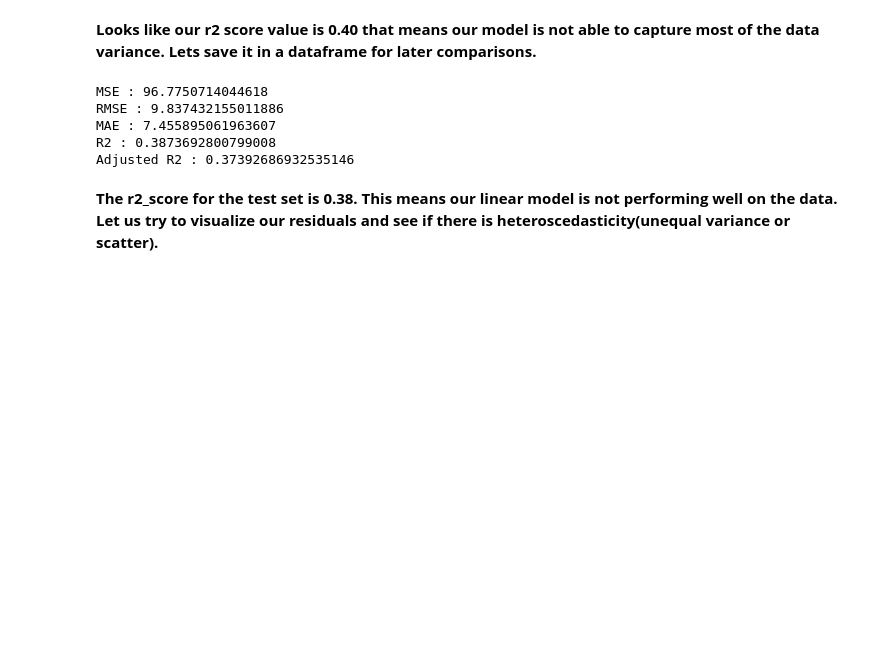
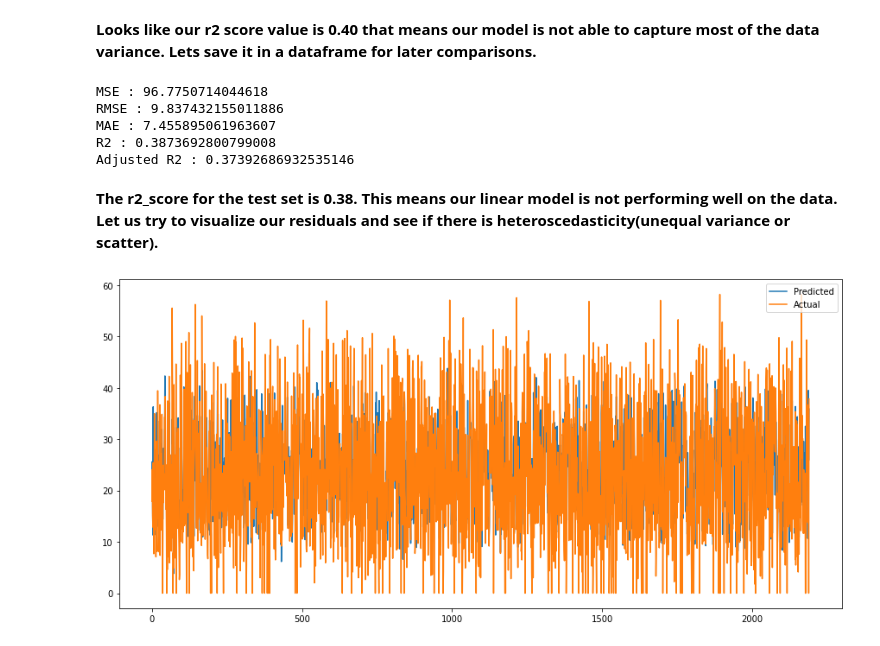
Before and after one commit to toupasana/Supervised-ML---Regression, a Jupyter notebook: Bike_Sharing_Demand_Prediction_Capstone_Project.ipynb, the cells around one changed output. Saved outputs shown, nothing was run; the diff lists cells and outputs as text; code cells hidden in the pictures; blank space fills up the shorter version.

```diff
--- a/Bike_Sharing_Demand_Prediction_Capstone_Project.ipynb
+++ b/Bike_Sharing_Demand_Prediction_Capstone_Project.ipynb
@@ -1168,3 +1168,12 @@ dict2={'Model':'Lasso regression ',
        'Adjusted R2':round((Adjusted_R2_l ),2),
        }
 test_df=test_df.append(dict2,ignore_index=True)
+# %%
+#Plot the figure
+plt.figure(figsize=(15,7))
+plt.plot(np.array(y_pred_test_lasso))
+plt.plot(np.array((y_test)))
+plt.legend(["Predicted","Actual"])
+plt.show()
+# %% [output]
+[figure, added]
```
Also changed, not shown: parts of 40 cells of this notebook.
